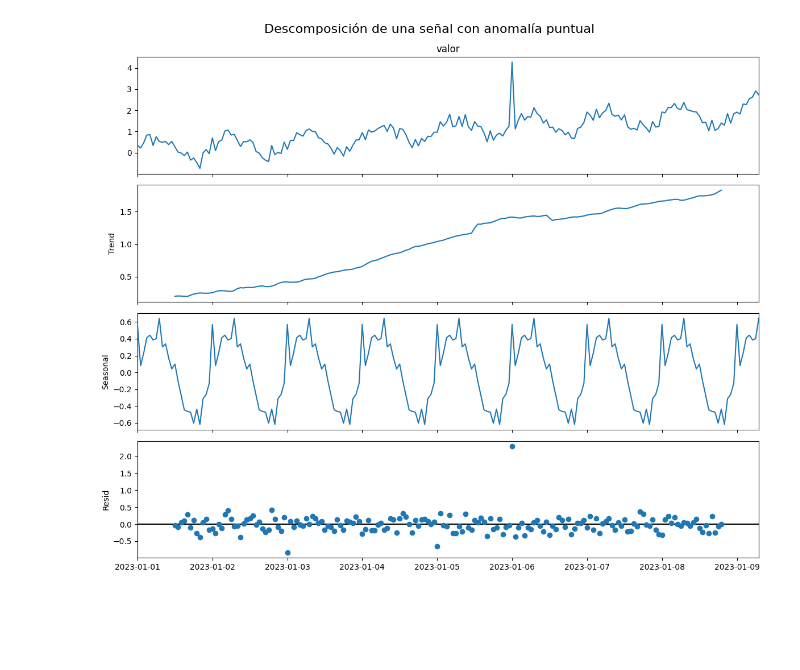
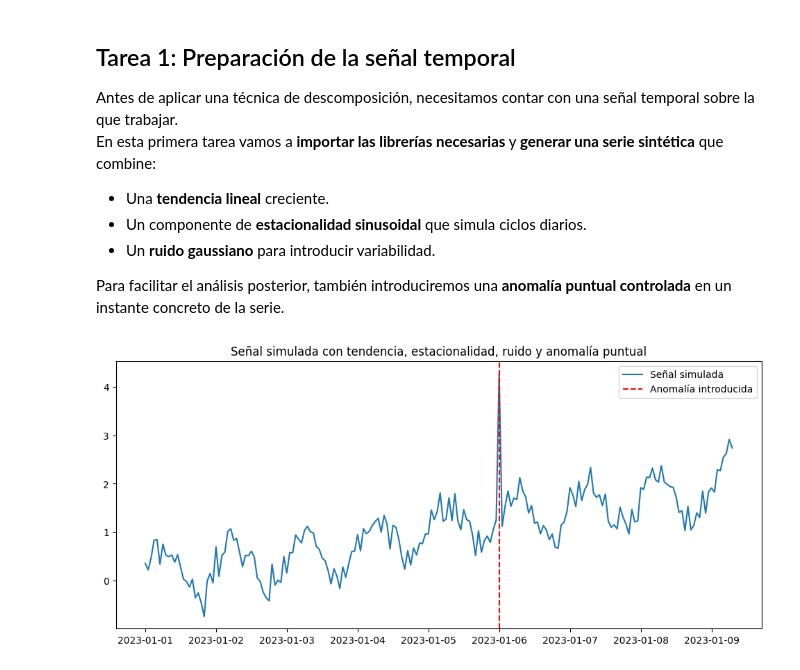
Before and after one commit to PabloAC04/MDF-ANOMALY-DETECTION, a Jupyter notebook: 01_introducción.ipynb, the cells around one changed output. Drawn from its saved outputs; the diff is of its cells as text; code cells hidden in the pictures; blank space fills up the shorter version.

```diff
--- a/01_introducción.ipynb
+++ b/01_introducción.ipynb
@@ -111,32 +67,39 @@ Esta descomposición permite analizar por separado las distintas fuentes de vari
+# %% [markdown]
+## Tarea 1: Preparación de la señal temporal
+
+Antes de aplicar una técnica de descomposición, necesitamos contar con una señal temporal sobre la que trabajar.
+En esta primera tarea vamos a **importar las librerías necesarias** y **generar una serie sintética** que combine:
+
+- Una **tendencia lineal** creciente.
+- Un componente de **estacionalidad sinusoidal** que simula ciclos diarios.
+- Un **ruido gaussiano** para introducir variabilidad.
+
+Para facilitar el análisis posterior, también introduciremos una **anomalía puntual controlada** en un instante concreto de la serie.
 # %%
 import numpy as np
+import pandas as pd
 import matplotlib.pyplot as plt
-from statsmodels.tsa.seasonal import seasonal_decompose
-import pandas as pd
 
 # Simulación de una señal con tendencia, estacionalidad y ruido
 np.random.seed(0)
 t = np.arange(200)
 tendencia = 0.01 * t
 estacionalidad = 0.5 * np.sin(2 * np.pi * t / 24)
 ruido = np.random.normal(0, 0.2, size=len(t))
 serie = tendencia + estacionalidad + ruido
 
 # Introducir una anomalía clara en el punto 120
 serie[120] += 3  # pico anómalo
 
 # Convertir a serie temporal con índice horario
 serie_df = pd.DataFrame({'valor': serie}, index=pd.date_range("2023-01-01", periods=len(t), freq="h"))
 
-# Aplicar descomposición estacional (modelo aditivo, con periodo diario simulado)
-descomp = seasonal_decompose(serie_df['valor'], model='additive', period=24)
-
-# Crear figura más grande y mostrar
-fig = descomp.plot()
-fig.set_size_inches(12, 10)
-plt.suptitle("Descomposición de una señal con anomalía puntual", fontsize=16)
-plt.tight_layout()
-plt.subplots_adjust(top=0.92)
+# Visualización inicial de la señal
+plt.figure(figsize=(12, 5))
+plt.plot(serie_df.index, serie_df['valor'], label="Señal simulada")
+plt.axvline(serie_df.index[120], color="red", linestyle="--", label="Anomalía introducida")
+plt.title("Señal simulada con tendencia, estacionalidad, ruido y anomalía puntual")
+plt.legend()
 plt.show()
 # %% [output]
-[figure, old version]
+[figure, new version]
```
Also changed, not shown: parts of 9 cells of this notebook.
